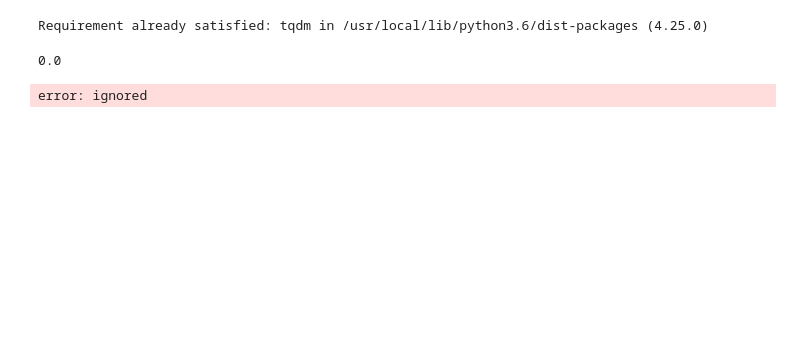
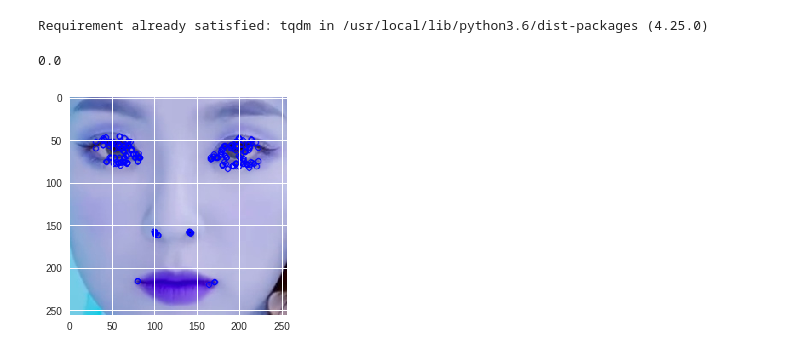
Before and after one commit to HyOsori/FaceClusterer, a Jupyter notebook: doomsheart/FaceClusterer.ipynb, the cells around one changed output. Drawn from its saved outputs; the diff is of its cells as text; code cells hidden in the pictures; blank space fills up the shorter version.

```diff
--- a/doomsheart/FaceClusterer.ipynb
+++ b/doomsheart/FaceClusterer.ipynb
@@ -113,17 +113,17 @@ TOTAL_FRAME
 # %%
 import matplotlib.pyplot as plt
 %matplotlib inline
 def ORB():
-    img = cv.imread(SAVE_CROPPED_FACE_DIR + '/870_0.jpg')
+    img = cv.imread(SAVE_CROPPED_FACE_DIR + '/130_0.jpg')
     imgray = cv.cvtColor(img, cv.COLOR_BGR2GRAY)
     img2 = None
     orb = cv.ORB_create()
     kp, des = orb.detectAndCompute(img, None)
     img2 = cv.drawKeypoints(img, kp, img2, (0, 0, 255), flags=0)
     plt.imshow(img2)
 
 ORB()
 # %% [output]
-error: ignored
+[figure, added]
 # %%
 def HarrisCorner():
```
Also changed, not shown: parts of 13 cells of this notebook.
